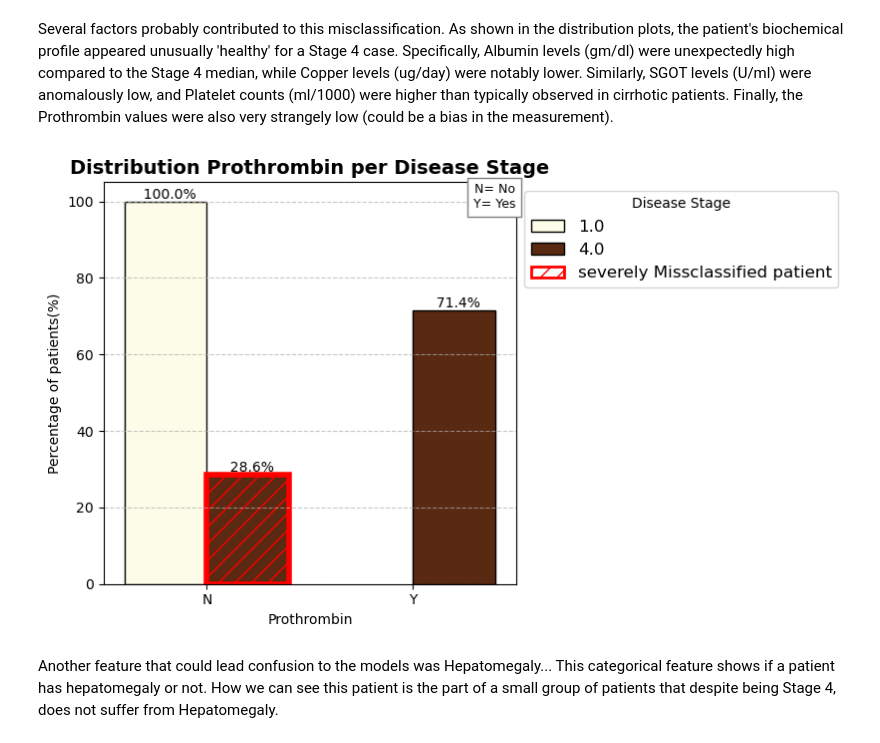
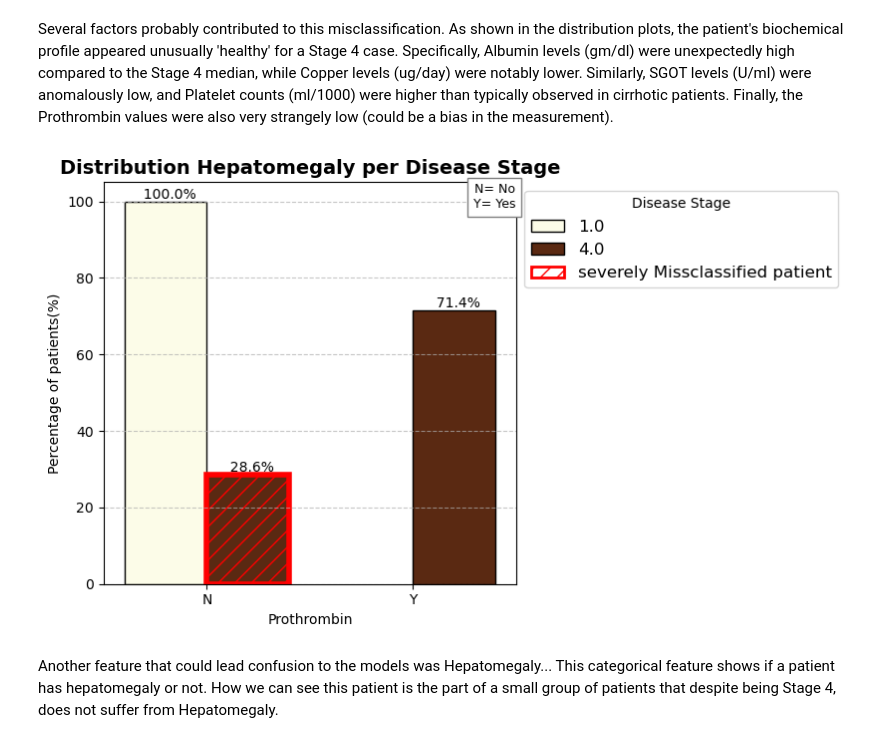
Before and after one commit to Markus2409/AML_project, a Jupyter notebook: notebooks/04_Analysis_Results.ipynb, the cells around one changed output. Drawn from its saved outputs; the diff is of its cells as text; code cells hidden in the pictures.

Commit message:
fixed a minor error in sever missclassification patient cat variable title plot

```diff
--- a/notebooks/04_Analysis_Results.ipynb
+++ b/notebooks/04_Analysis_Results.ipynb
@@ -286,35 +286,35 @@ target_container = fig.containers[stage_idx]
 
 #let's find the position on the boxplot of the patient
 x_categories = [t.get_text() for t in fig.get_xticklabels()]
 val_idx = x_categories.index(patient_val)
 
 #highlight that bar
 target_bar = target_container[val_idx]
 target_bar.set_edgecolor('red')
 target_bar.set_linewidth(4)
 target_bar.set_hatch('//')
 target_bar.set_alpha(1)
 plt.grid(axis = 'y', linestyle='--', alpha=0.7) #add horizontal grid lines
-plt.title(f'Distribution {feature} per Disease Stage', fontsize=14, weight='bold')
+plt.title(f'Distribution {features_to_plot} per Disease Stage', fontsize=14, weight='bold')
 plt.xlabel(feature)
 plt.ylabel(f'Percentage of patients(%)')
 #create and add an handmade legend that describe the meaning of the classes for each categorical feature.
 plt.text(0.998, 0.998, glossary[features_to_plot],
         transform=fig.transAxes,
         ha='right', va='top',
         fontsize=9,
         bbox=dict(fc="white", ec="gray", alpha=1))
 
 handles, labels = fig.get_legend_handles_labels()
 red_patch = Patch(facecolor='none', edgecolor='red', hatch='//', linewidth=2, label='YOU (Patient Group)')
 handles.append(red_patch) # Aggiungiamo alla lista
 labels.append('severely Missclassified patient')
 plt.tight_layout()
 fig.legend(handles, labels, ncol=1, title='Disease Stage', fontsize=12, bbox_to_anchor=(1,1))
 plt.savefig('../figures/04_severly_missclass_categorical_features.svg', bbox_inches='tight')
 plt.show()
 # %% [output]
-[figure, old version]
+[figure, new version]
 # %% [markdown]
 Another feature that could lead confusion to the models was Hepatomegaly... This categorical feature shows if a patient has hepatomegaly or not. How we can see this patient is the part of a small group of patients that despite being Stage 4, does not suffer from Hepatomegaly.
 # %% [markdown]
```
Also changed, not shown: 7 other files.
